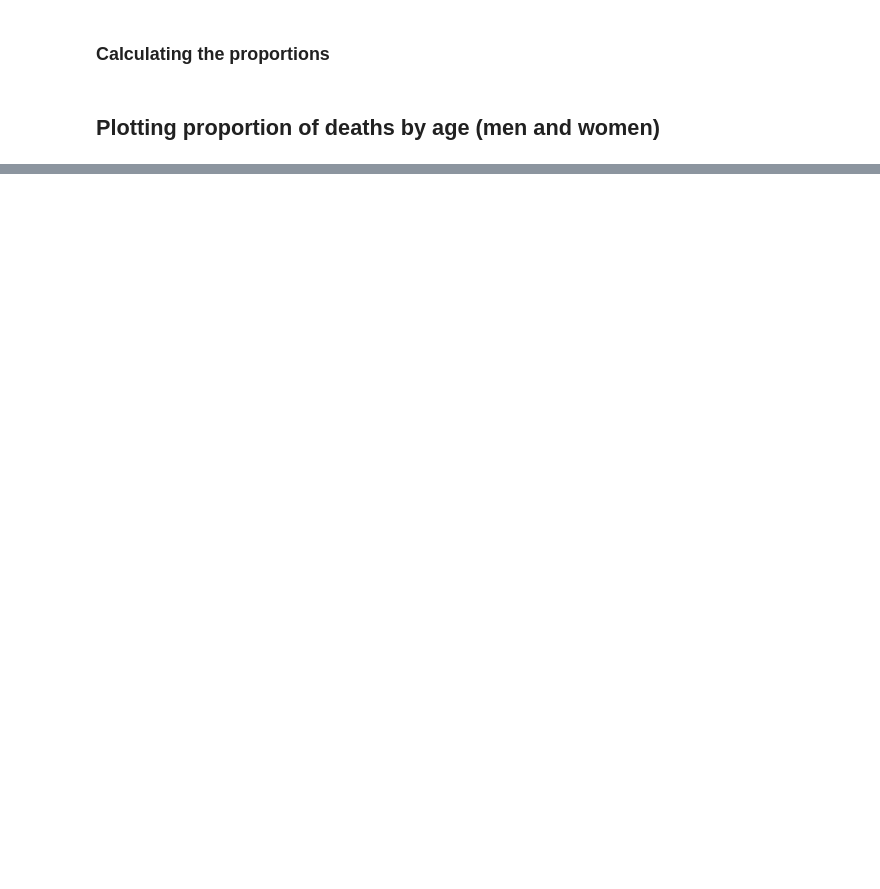
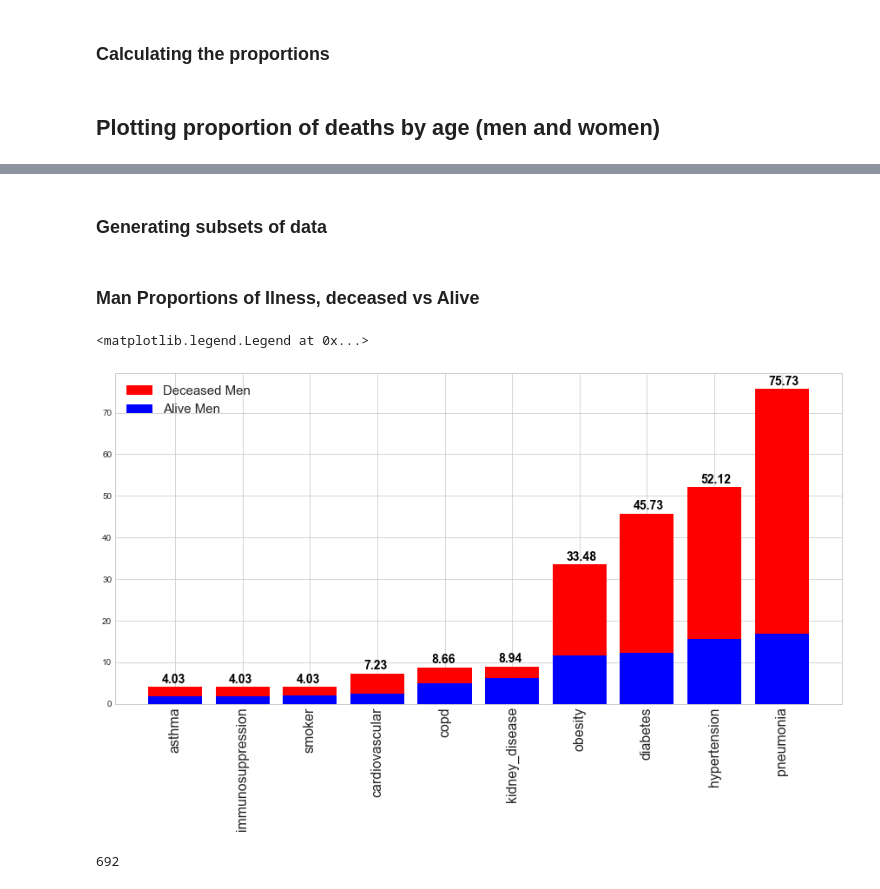
Before and after one commit to mesielepush/Covid19-Mexico-Data-Analysis-Jupyter-Notebook, a Jupyter notebook: MexicoCovidDescriptiveGeneral.ipynb, the cells around one changed output, grey strips where cells are left out. Drawn from its saved outputs; the diff is of its cells as text; code cells hidden in the pictures; blank space fills up the shorter version.

```diff
--- a/MexicoCovidDescriptiveGeneral.ipynb
+++ b/MexicoCovidDescriptiveGeneral.ipynb
@@ -683,0 +611,48 @@ len(men_deceased['age'])
+# %% [markdown]
+### Generating subsets of data
+# %%
+deceased_illness = deceased[['pneumonia','diabetes', 'copd', 'asthma',
+                               'immunosuppression', 'hypertension',
+                               'cardiovascular', 'obesity', 'kidney_disease',
+                               'smoker','sex']]
+alive_illness = alive[['pneumonia','diabetes', 'copd', 'asthma',
+                               'immunosuppression', 'hypertension',
+                               'cardiovascular', 'obesity', 'kidney_disease',
+                               'smoker','sex']]
+man_deceased_illness   = deceased_illness[deceased_illness['sex']==1]
+woman_deceased_illness = deceased_illness[deceased_illness['sex']==2]
+alive_man_illness      = alive_illness[alive_illness['sex']==1]
+alive_woman_illness    = alive_illness[alive_illness['sex']==2]
+
+man_deceased_illness   = man_deceased_illness.drop('sex',axis = 1).replace([97,98,99],2)
+woman_deceased_illness = woman_deceased_illness.drop('sex',axis = 1).replace([97,98,99],2)
+alive_man_illness      = alive_man_illness.drop('sex',axis = 1).replace([97,98,99],2)
+alive_woman_illness    = alive_woman_illness.drop('sex',axis = 1).replace([97,98,99],2)
+# %% [markdown]
+### Man Proportions of Ilness, deceased vs Alive
+# %%
+from collections import OrderedDict
+def get_illness_proportions(data):
+    result = {}
+    for i in data.keys():
+        result[i] = list(data[i].values).count(1)/len(data[i])*100
+    result = OrderedDict(sorted(result.items(), key=lambda t: t[1],reverse=False))
+    return result
+# %%
+mdp = get_illness_proportions(man_deceased_illness)
+wdp = get_illness_proportions(woman_deceased_illness)
+malp = get_illness_proportions(alive_man_illness)
+walp = get_illness_proportions(alive_woman_illness)
+# %%
+plt.bar(list(mdp.keys()),list(mdp.values()), label = 'Deceased Men', color ='r')
+plt.bar(list(mdp.keys()),list(malp.values()), label = 'Alive Men', color ='b')
+
+
+for ind, i in enumerate(mdp.keys()):
+    plt.text(ind-0.2, mdp[i] + 1, str(round(mdp[i],2)), color='black', fontweight='bold',fontsize=14)
+
+plt.xticks(rotation=90,fontsize=16)
+plt.legend(fontsize=15)
+# %% [output]
+<matplotlib.legend.Legend at 0x...>
+[figure, added]
@@ -683,0 +669,4 @@ len(men_deceased['age'])
+# %%
+len(oaxaca_infected)
+# %% [output]
+692
```
Also changed, not shown: parts of 103 cells of this notebook, 1 other file.
